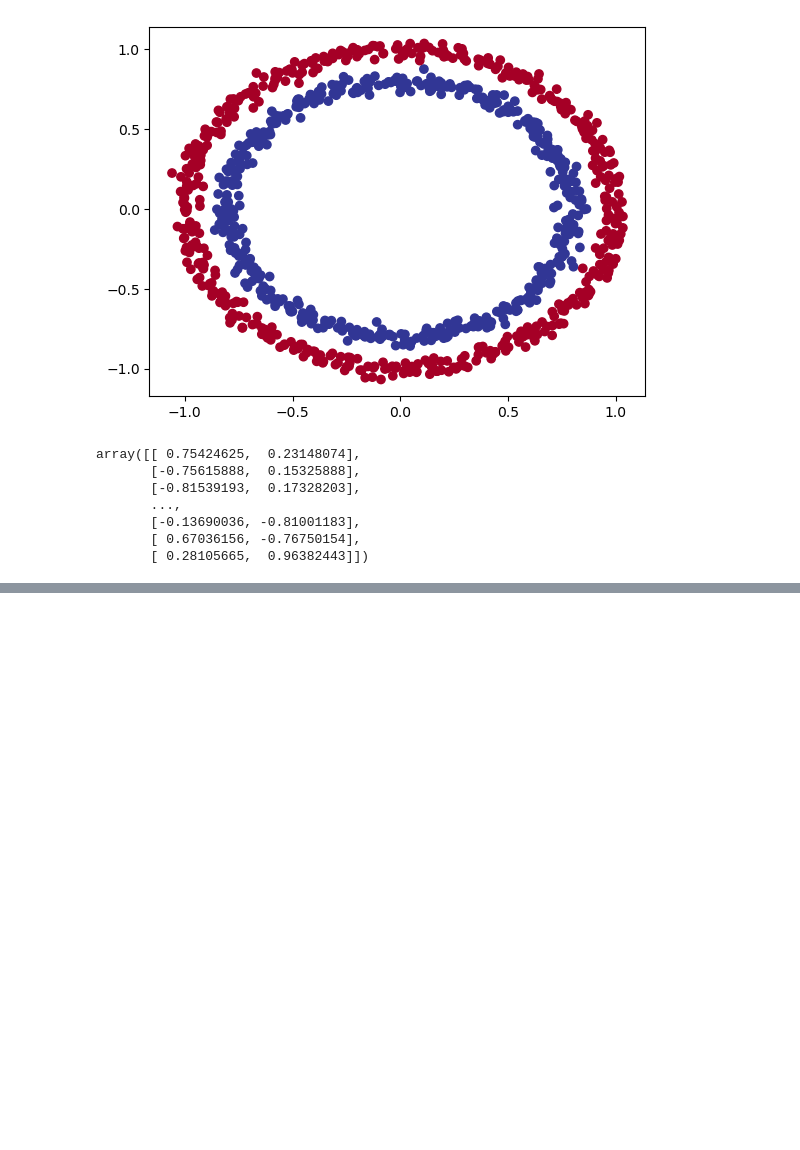
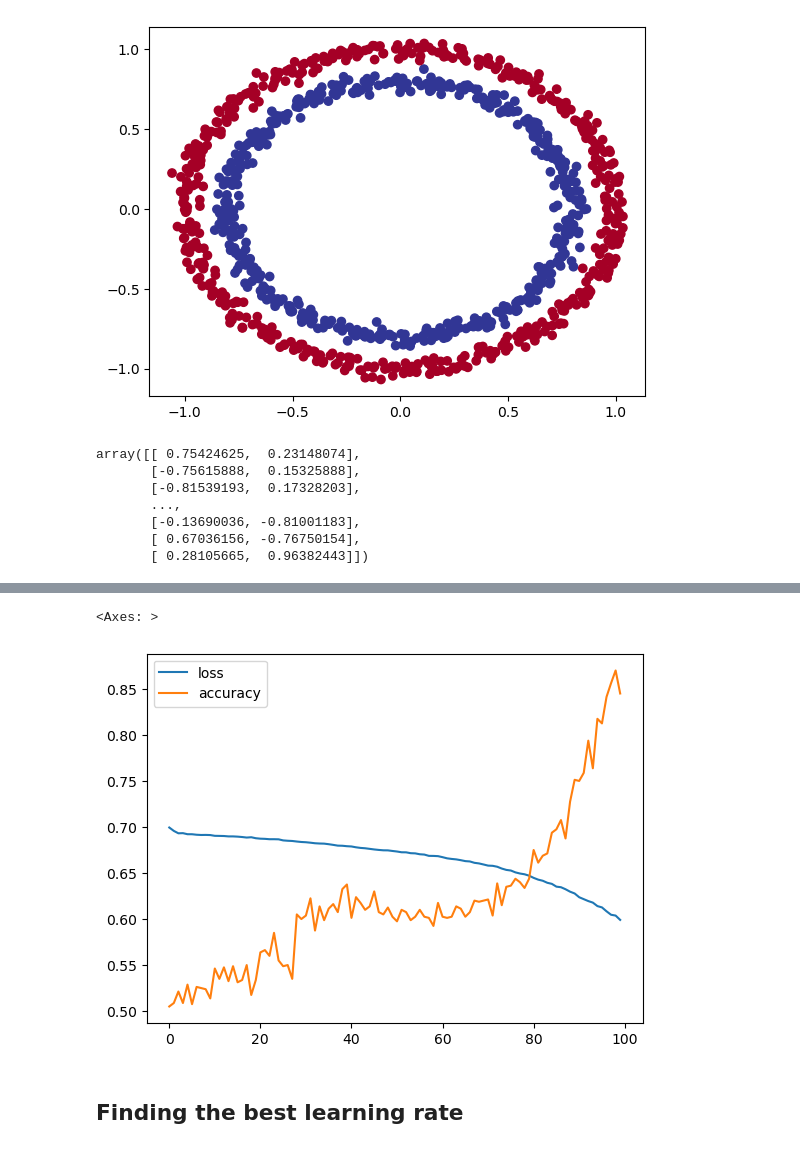
Before and after one commit to OctavianMarina123/learn-tensorflow, a Jupyter notebook: Classification.ipynb, the cells around one changed output, grey strips where cells are left out. Saved outputs shown, nothing was run; the diff lists cells and outputs as text; code cells hidden in the pictures; blank space fills up the shorter version.

```diff
--- a/Classification.ipynb
+++ b/Classification.ipynb
@@ -214,0 +217,8 @@ doing binary classifcation...
+# %%
+import pandas as pd
+pd.DataFrame(history.history).plot()
+# %% [output]
+<Axes: >
+[figure, added]
+# %% [markdown]
+## Finding the best learning rate
```
Also changed, not shown: parts of 39 cells of this notebook.
